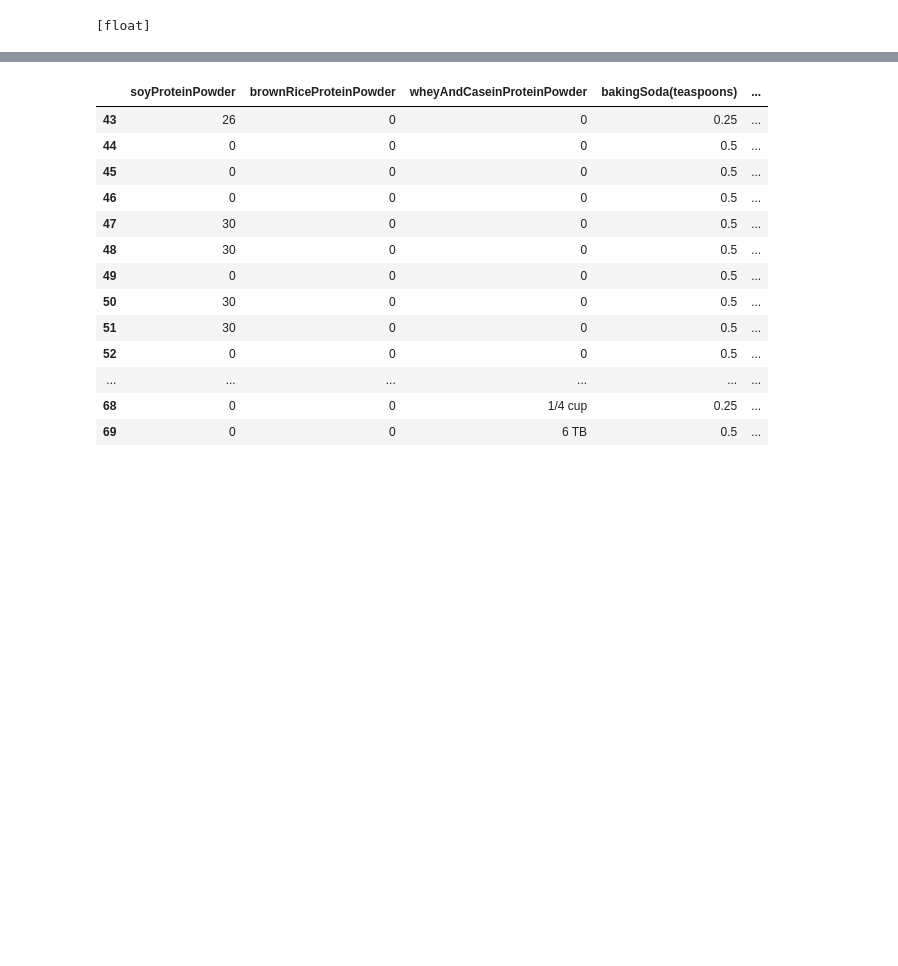
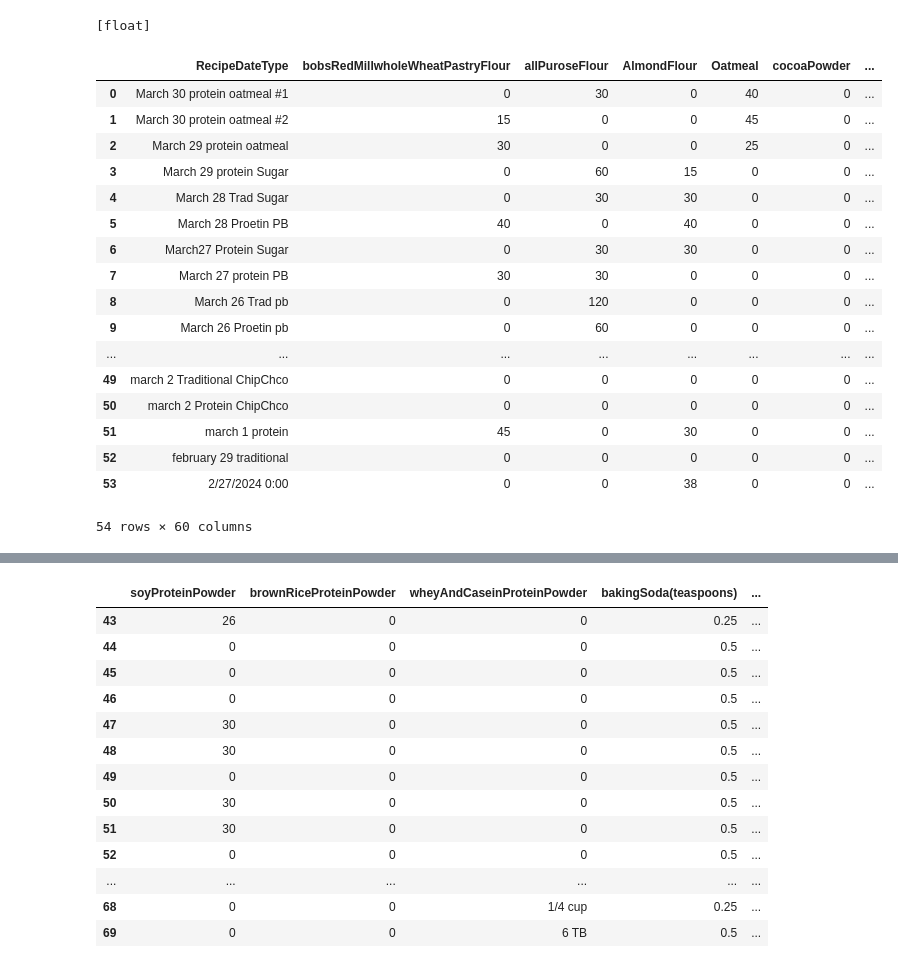
Before and after one commit to maxdickinson/DataTables, a Jupyter notebook: RecipesNutritionWorkbook.ipynb, the cells around one changed output, grey strips where cells are left out. Saved outputs shown, nothing was run; the diff lists cells and outputs as text; code cells hidden in the pictures; blank space fills up the shorter version.

```diff
--- a/RecipesNutritionWorkbook.ipynb
+++ b/RecipesNutritionWorkbook.ipynb
@@ -68,3 +68,11 @@ columnMapper = {'bakingSoda':'bakingSoda(teaspoons)', 'bakingPowder' : 'bakingPo
 cleanerRecipeXIngredients = cleanerRecipeXIngredients.rename(columnMapper, axis =1 )
 # %%
 cleanerRecipeXIngredients = cleanerRecipeXIngredients.replace(dateToNum)
+# %%
+cleanerRecipeXIngredients = cleanerRecipeXIngredients.drop( index = np.arange(54,len(cleanerRecipeXIngredients)), axis = 0)
+# %%
+servingsPowder= 2/0.6
+servingsTeaspoons = servingsPowder*0.002604167
+bakingPowderMap = {'2g': servingsTeaspoons}
+# %%
+cleanerRecipeXIngredients = cleanerRecipeXIngredients.replace(bakingPowderMap)
@@ -70,0 +86,21 @@ cleanerRecipeXIngredients = cleanerRecipeXIngredients.replace(dateToNum)
+# %%
+cleanerRecipeXIngredients
+# %% [output]
+|  | RecipeDateType | bobsRedMillwholeWheatPastryFlour | allPuroseFlour | AlmondFlour | Oatmeal | cocoaPowder | ... |
+| 0 | March 30 protein oatmeal #1 | 0 | 30 | 0 | 40 | 0 | ... |
+| 1 | March 30 protein oatmeal #2 | 15 | 0 | 0 | 45 | 0 | ... |
+| 2 | March 29 protein oatmeal | 30 | 0 | 0 | 25 | 0 | ... |
+| 3 | March 29 protein Sugar | 0 | 60 | 15 | 0 | 0 | ... |
+| 4 | March 28 Trad Sugar | 0 | 30 | 30 | 0 | 0 | ... |
+| 5 | March 28 Proetin PB | 40 | 0 | 40 | 0 | 0 | ... |
+| 6 | March27 Protein Sugar | 0 | 30 | 30 | 0 | 0 | ... |
+| 7 | March 27 protein PB | 30 | 30 | 0 | 0 | 0 | ... |
+| 8 | March 26 Trad pb | 0 | 120 | 0 | 0 | 0 | ... |
+| 9 | March 26 Proetin pb | 0 | 60 | 0 | 0 | 0 | ... |
+| ... | ... | ... | ... | ... | ... | ... | ... |
+| 49 | march 2 Traditional ChipChco | 0 | 0 | 0 | 0 | 0 | ... |
+| 50 | march 2 Protein ChipChco | 0 | 0 | 0 | 0 | 0 | ... |
+| 51 | march 1 protein | 45 | 0 | 30 | 0 | 0 | ... |
+| 52 | february 29 traditional | 0 | 0 | 0 | 0 | 0 | ... |
+| 53 | 2/27/2024 0:00 | 0 | 0 | 38 | 0 | 0 | ... |
+54 rows × 60 columns
```
Also changed, not shown: parts of 12 cells of this notebook, 3 other files.
